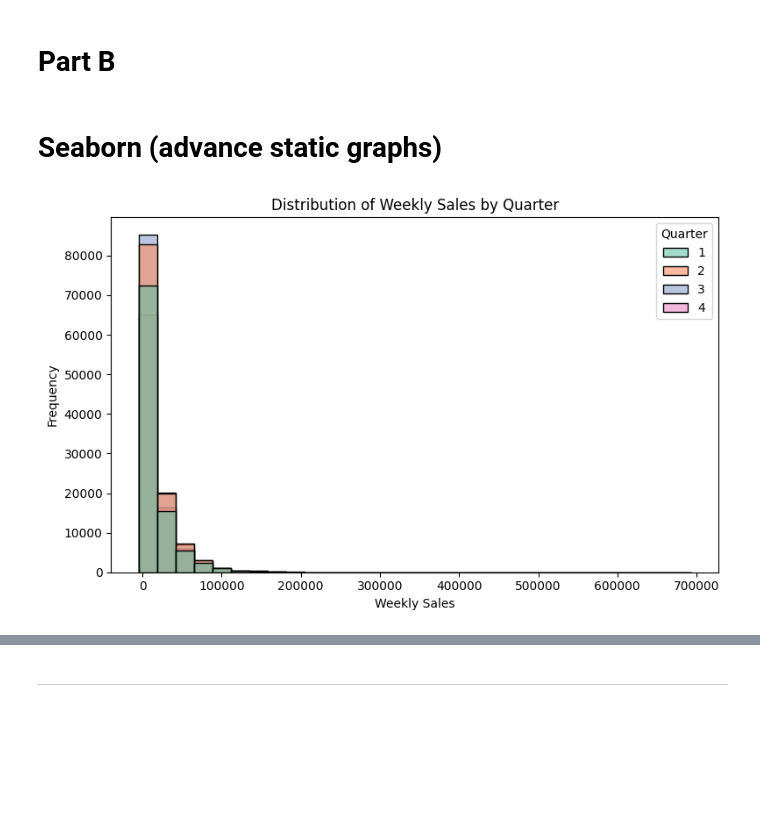
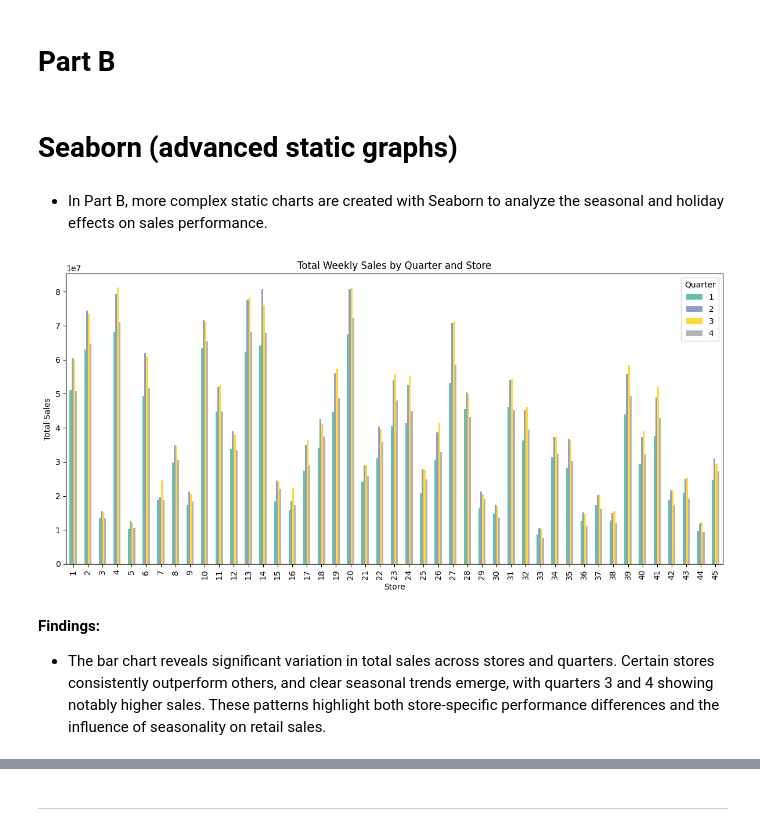
Before and after one commit to ka-kwok/hackathon1-retail-sales-data-analysis, a Jupyter notebook: jupyter_notebooks/data_visualization.ipynb, the cells around one changed output, grey strips where cells are left out. Cells and saved outputs as stored; diff of their text form; code cells hidden in the pictures; blank space fills up the shorter version.

```diff
--- a/jupyter_notebooks/data_visualization.ipynb
+++ b/jupyter_notebooks/data_visualization.ipynb
@@ -135,21 +142,30 @@ plt.show()
 # %% [markdown]
 # Part B
 # %% [markdown]
-# Seaborn (advance static graphs)
+# Seaborn (advanced static graphs)
+# %% [markdown]
+* In Part B, more complex static charts are created with Seaborn to analyze the seasonal and holiday effects on sales performance.
 # %%
 import seaborn as sns
-# %%
-# 1. Histogram of Weekly Sales by Quarter
-df['Quarter'] = df['Date'].dt.quarter
-plt.figure(figsize=(8,5))
-sns.histplot(data=df, x='Weekly_Sales', hue='Quarter', bins=30,
-             palette='Set2', edgecolor='black', kde=False, alpha=0.6)
-
-plt.title('Distribution of Weekly Sales by Quarter')
-plt.xlabel('Weekly Sales')
-plt.ylabel('Frequency')
-plt.tight_layout()
-plt.show()
-# %% [output]
-[figure, removed]
+# %%
+# 4. Bar Chart of total sales by quarter
+
+df['Quarter'] = df['Date'].dt.quarter # Extract quarter from date
+quarterly_sales = df.groupby(['Quarter', 'Store'])['Weekly_Sales'].sum().reset_index() #
+pivot_sales = quarterly_sales.pivot(index='Store', columns='Quarter', values='Weekly_Sales').fillna(0) # pivot table
+
+# Plot grouped bar chart (set stacked=True for stacked bars)
+pivot_sales.plot(kind='bar', stacked=False, figsize=(12,6), cmap='Set2')
+
+plt.title('Total Weekly Sales by Quarter and Store')
+plt.xlabel('Store')
+plt.ylabel('Total Sales')
+plt.legend(title='Quarter')
+plt.tight_layout()
+plt.show()
+# %% [output]
+[figure, added]
+# %% [markdown]
+**Findings:**
+* The bar chart reveals significant variation in total sales across stores and quarters. Certain stores consistently outperform others, and clear seasonal trends emerge, with quarters 3 and 4 showing notably higher sales. These patterns highlight both store-specific performance differences and the influence of seasonality on retail sales.
 # %%
```
Also changed, not shown: parts of 14 cells of this notebook.
